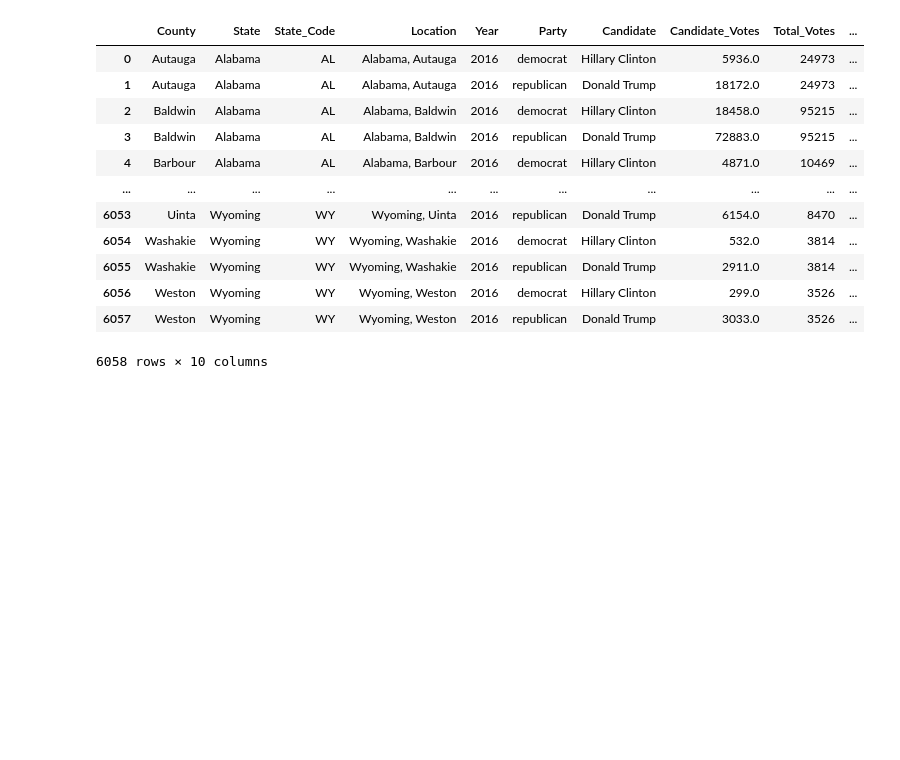
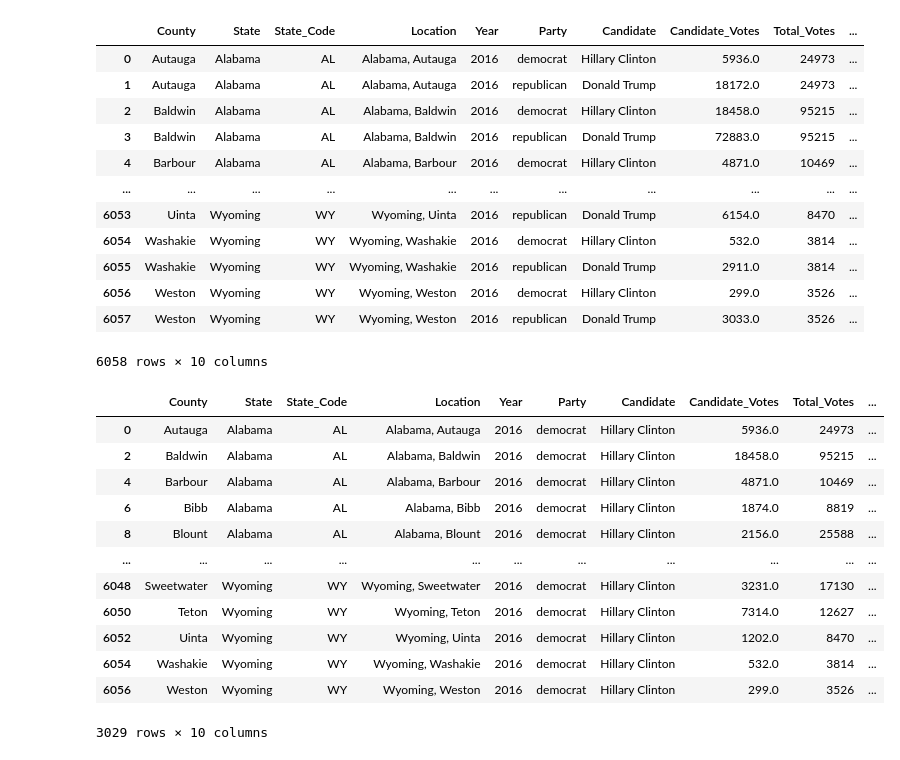
Before and after one commit to jennylynnramz/project1, a Jupyter notebook: county_check2016.ipynb, the cells around one changed output. Cells and saved outputs as stored; diff of their text form; code cells hidden in the pictures; blank space fills up the shorter version.

```diff
--- a/county_check2016.ipynb
+++ b/county_check2016.ipynb
@@ -202,3 +202,22 @@ census_AND_election_2016_reorder
 | 6056 | Weston | Wyoming | WY | Wyoming, Weston | 2016 | democrat | Hillary Clinton | 299.0 | 3526 | ... |
 | 6057 | Weston | Wyoming | WY | Wyoming, Weston | 2016 | republican | Donald Trump | 3033.0 | 3526 | ... |
 6058 rows × 10 columns
+# %%
+republican_2016 = census_AND_election_2016_reorder.loc[census_AND_election_2016_reorder["Party"] == 'republican']
+republican_2016
+democrat_2016 = census_AND_election_2016_reorder.loc[census_AND_election_2016_reorder["Party"] == 'democrat']
+democrat_2016
+# %% [output]
+|  | County | State | State_Code | Location | Year | Party | Candidate | Candidate_Votes | Total_Votes | ... |
+| 0 | Autauga | Alabama | AL | Alabama, Autauga | 2016 | democrat | Hillary Clinton | 5936.0 | 24973 | ... |
+| 2 | Baldwin | Alabama | AL | Alabama, Baldwin | 2016 | democrat | Hillary Clinton | 18458.0 | 95215 | ... |
+| 4 | Barbour | Alabama | AL | Alabama, Barbour | 2016 | democrat | Hillary Clinton | 4871.0 | 10469 | ... |
+| 6 | Bibb | Alabama | AL | Alabama, Bibb | 2016 | democrat | Hillary Clinton | 1874.0 | 8819 | ... |
+| 8 | Blount | Alabama | AL | Alabama, Blount | 2016 | democrat | Hillary Clinton | 2156.0 | 25588 | ... |
+| ... | ... | ... | ... | ... | ... | ... | ... | ... | ... | ... |
+| 6048 | Sweetwater | Wyoming | WY | Wyoming, Sweetwater | 2016 | democrat | Hillary Clinton | 3231.0 | 17130 | ... |
+| 6050 | Teton | Wyoming | WY | Wyoming, Teton | 2016 | democrat | Hillary Clinton | 7314.0 | 12627 | ... |
+| 6052 | Uinta | Wyoming | WY | Wyoming, Uinta | 2016 | democrat | Hillary Clinton | 1202.0 | 8470 | ... |
+| 6054 | Washakie | Wyoming | WY | Wyoming, Washakie | 2016 | democrat | Hillary Clinton | 532.0 | 3814 | ... |
+| 6056 | Weston | Wyoming | WY | Wyoming, Weston | 2016 | democrat | Hillary Clinton | 299.0 | 3526 | ... |
+3029 rows × 10 columns
```
Also changed, not shown: parts of 4 cells of this notebook, 2 other files.
